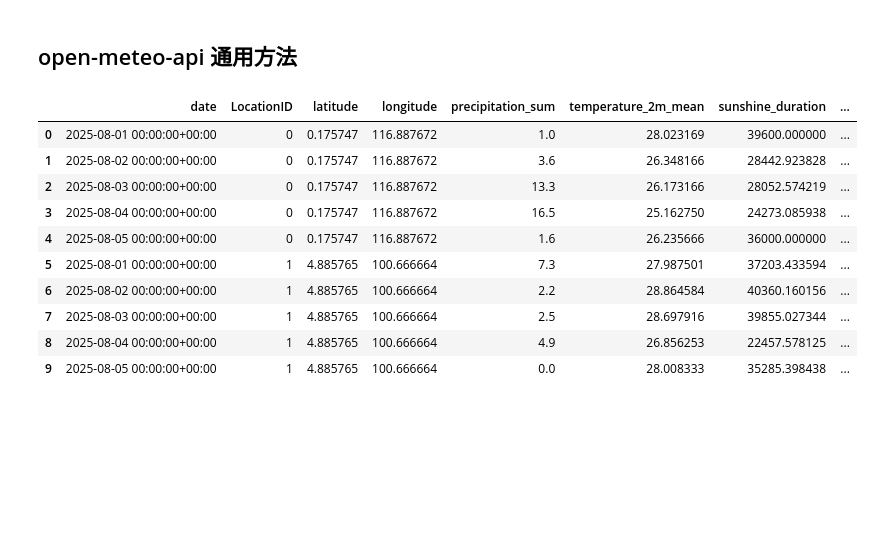
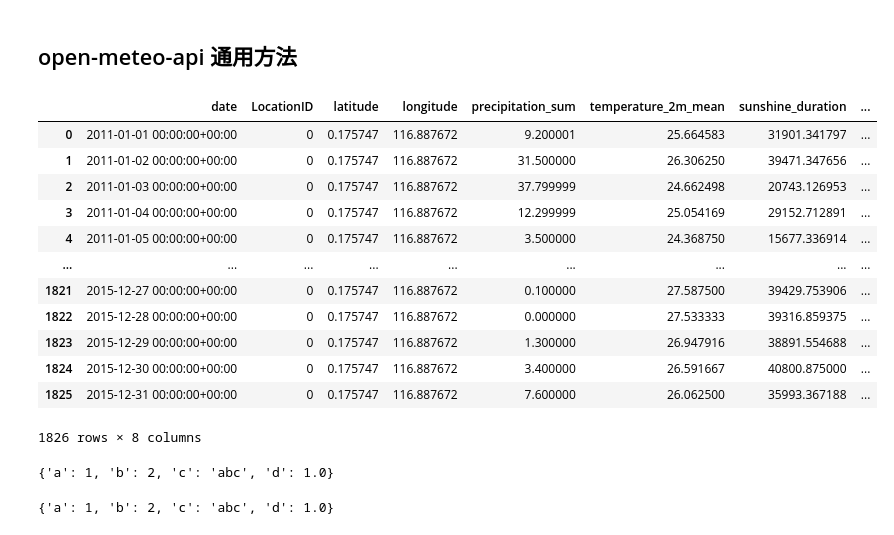
Before and after one commit to xianrr/weather, a Jupyter notebook: open-meteo/om-test-02.ipynb, the cells around one changed output. Drawn from its saved outputs; the diff is of its cells as text; code cells hidden in the pictures; blank space fills up the shorter version.

```diff
--- a/open-meteo/om-test-02.ipynb
+++ b/open-meteo/om-test-02.ipynb
@@ -72,37 +72,54 @@
 #
 #     return request_pd
 # %%
-import om_api
+
 import pandas as pd
-
+import src
 params = (
-    [0.189201, 4.90561],
-    [116.900165, 100.695199],
-    "2025-08-01",
-    "2025-08-05",
+    [0.18],
+    [116.90],
+    "2011-01-01",
+    "2015-12-31",
     ["precipitation_sum", "temperature_2m_mean", "sunshine_duration"]
 )
 
-test_pd = om_api.request_openmeteo_api(*params)
+test_pd = src.om_api.daily_history(*params)
+
+
 
 test_pd
 
 locationName = pd.DataFrame({"LocationID":[0,1],
                              "LocationName":["City1", "City2"],})
 
 # test_pd.join(locationName, on="LocationID", how="left")
 
 test_pd_with_name = pd.merge(test_pd, locationName, on="LocationID", how="left")
 test_pd_with_name
 # %% [output]
 |  | date | LocationID | latitude | longitude | precipitation_sum | temperature_2m_mean | sunshine_duration | ... |
-| 0 | 2025-08-01 00:00:00+00:00 | 0 | 0.175747 | 116.887672 | 1.0 | 28.023169 | 39600.000000 | ... |
-| 1 | 2025-08-02 00:00:00+00:00 | 0 | 0.175747 | 116.887672 | 3.6 | 26.348166 | 28442.923828 | ... |
-| 2 | 2025-08-03 00:00:00+00:00 | 0 | 0.175747 | 116.887672 | 13.3 | 26.173166 | 28052.574219 | ... |
-| 3 | 2025-08-04 00:00:00+00:00 | 0 | 0.175747 | 116.887672 | 16.5 | 25.162750 | 24273.085938 | ... |
-| 4 | 2025-08-05 00:00:00+00:00 | 0 | 0.175747 | 116.887672 | 1.6 | 26.235666 | 36000.000000 | ... |
-| 5 | 2025-08-01 00:00:00+00:00 | 1 | 4.885765 | 100.666664 | 7.3 | 27.987501 | 37203.433594 | ... |
-| 6 | 2025-08-02 00:00:00+00:00 | 1 | 4.885765 | 100.666664 | 2.2 | 28.864584 | 40360.160156 | ... |
-| 7 | 2025-08-03 00:00:00+00:00 | 1 | 4.885765 | 100.666664 | 2.5 | 28.697916 | 39855.027344 | ... |
-| 8 | 2025-08-04 00:00:00+00:00 | 1 | 4.885765 | 100.666664 | 4.9 | 26.856253 | 22457.578125 | ... |
-| 9 | 2025-08-05 00:00:00+00:00 | 1 | 4.885765 | 100.666664 | 0.0 | 28.008333 | 35285.398438 | ... |
+| 0 | 2011-01-01 00:00:00+00:00 | 0 | 0.175747 | 116.887672 | 9.200001 | 25.664583 | 31901.341797 | ... |
+| 1 | 2011-01-02 00:00:00+00:00 | 0 | 0.175747 | 116.887672 | 31.500000 | 26.306250 | 39471.347656 | ... |
+| 2 | 2011-01-03 00:00:00+00:00 | 0 | 0.175747 | 116.887672 | 37.799999 | 24.662498 | 20743.126953 | ... |
+| 3 | 2011-01-04 00:00:00+00:00 | 0 | 0.175747 | 116.887672 | 12.299999 | 25.054169 | 29152.712891 | ... |
+| 4 | 2011-01-05 00:00:00+00:00 | 0 | 0.175747 | 116.887672 | 3.500000 | 24.368750 | 15677.336914 | ... |
+| ... | ... | ... | ... | ... | ... | ... | ... | ... |
+| 1821 | 2015-12-27 00:00:00+00:00 | 0 | 0.175747 | 116.887672 | 0.100000 | 27.587500 | 39429.753906 | ... |
+| 1822 | 2015-12-28 00:00:00+00:00 | 0 | 0.175747 | 116.887672 | 0.000000 | 27.533333 | 39316.859375 | ... |
+| 1823 | 2015-12-29 00:00:00+00:00 | 0 | 0.175747 | 116.887672 | 1.300000 | 26.947916 | 38891.554688 | ... |
+| 1824 | 2015-12-30 00:00:00+00:00 | 0 | 0.175747 | 116.887672 | 3.400000 | 26.591667 | 40800.875000 | ... |
+| 1825 | 2015-12-31 00:00:00+00:00 | 0 | 0.175747 | 116.887672 | 7.600000 | 26.062500 | 35993.367188 | ... |
+1826 rows × 8 columns
+# %%
+
+
+def func(**kwargs):
+    len(kwargs)
+    print(kwargs)
+    return kwargs
+
+
+a = func(a=1,b=2,c='abc',d=1.0)
+# %% [output]
+{'a': 1, 'b': 2, 'c': 'abc', 'd': 1.0}
+{'a': 1, 'b': 2, 'c': 'abc', 'd': 1.0}
```
Also changed, not shown: parts of 1 cell of this notebook, 3 other files.
